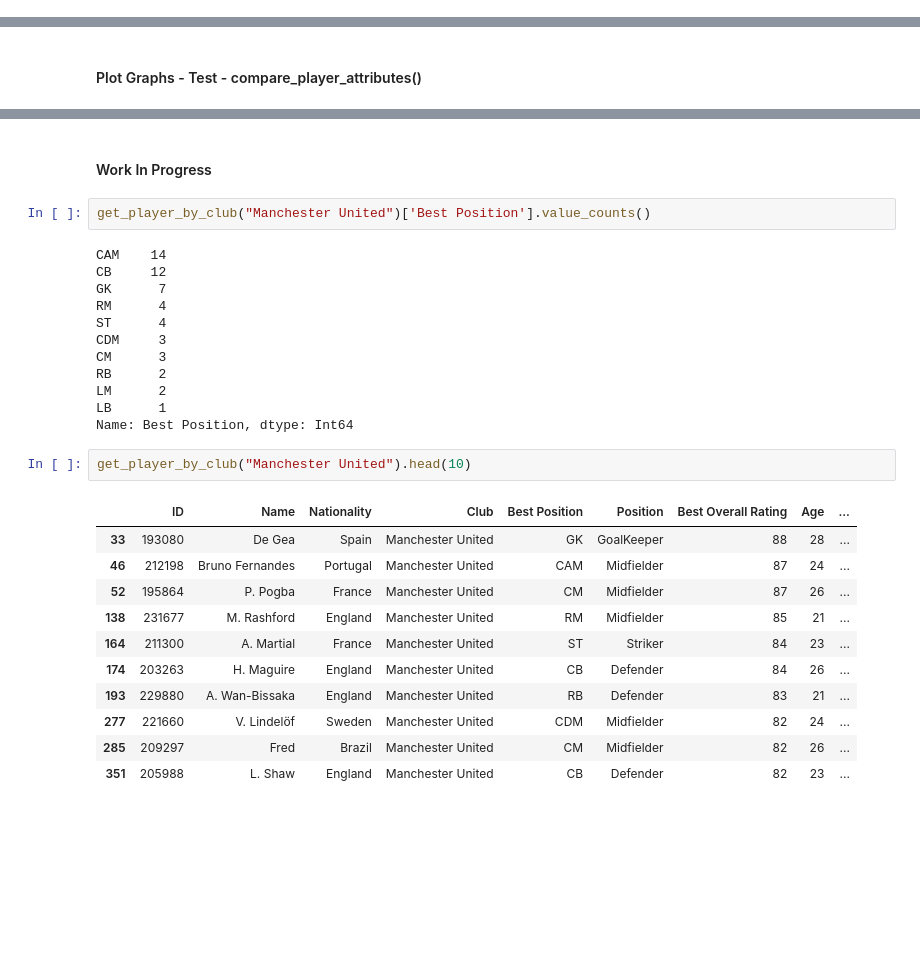
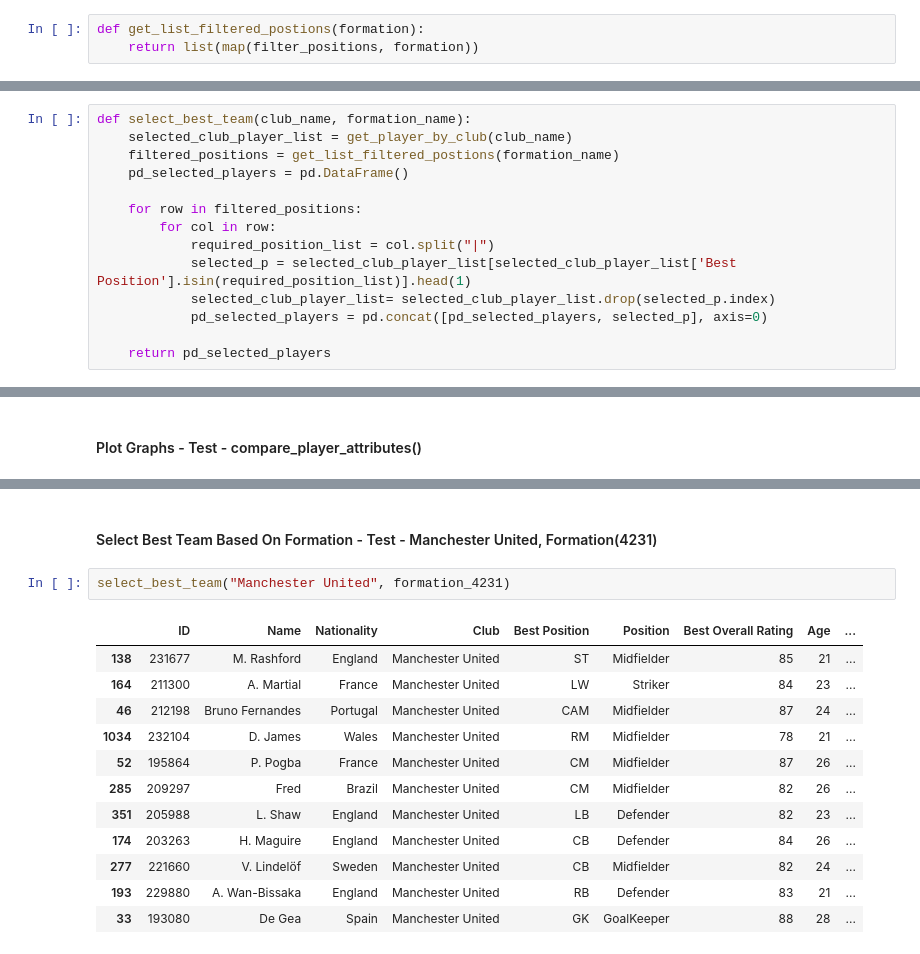
Before and after one commit to gokulnathperiasamy/FIFA2020_DataAnalysis, a Jupyter notebook: Notebook/FIFA2020DataAnalysis.ipynb, the cells around one changed output, grey strips where cells are left out. Drawn from its saved outputs; the diff is of its cells as text; blank space fills up the shorter version.

```diff
--- a/Notebook/FIFA2020DataAnalysis.ipynb
+++ b/Notebook/FIFA2020DataAnalysis.ipynb
@@ -61,3 +91,6 @@ def get_year(value):
+# %%
+def get_list_filtered_postions(formation):
+    return list(map(filter_positions, formation))
 # %% [markdown]
 #### Helper Methods - Test
 # %%
@@ -314,3 +349,17 @@ def compare_player_attributes(*player_id):
+# %%
+def select_best_team(club_name, formation_name):
+    selected_club_player_list = get_player_by_club(club_name)
+    filtered_positions = get_list_filtered_postions(formation_name)
+    pd_selected_players = pd.DataFrame()
+
+    for row in filtered_positions:
+        for col in row:
+            required_position_list = col.split("|")
+            selected_p = selected_club_player_list[selected_club_player_list['Best Position'].isin(required_position_list)].head(1)
+            selected_club_player_list= selected_club_player_list.drop(selected_p.index)
+            pd_selected_players = pd.concat([pd_selected_players, selected_p], axis=0)
+
+    return pd_selected_players
 # %% [markdown]
 #### Plot Graphs - Test - plot_countries_represented_by_club_player()
 # %%
@@ -347,33 +396,20 @@ compare_player_attributes(20801, 158023, 190871)
 # %% [output]
 [interactive output not drawn]
 [interactive output not drawn]
-# %% [markdown]
-#### Work In Progress
-# %%
-get_player_by_club("Manchester United")['Best Position'].value_counts()
-# %% [output]
-CAM    14
-CB     12
-GK      7
-RM      4
-ST      4
-CDM     3
-CM      3
-RB      2
-LM      2
-LB      1
-Name: Best Position, dtype: Int64
-# %%
-get_player_by_club("Manchester United").head(10)
-# %% [output]
-|  | ID | Name | Nationality | Club | Best Position | Position | Best Overall Rating | Age | ... |
-| 33 | 193080 | De Gea | Spain | Manchester United | GK | GoalKeeper | 88 | 28 | ... |
-| 46 | 212198 | Bruno Fernandes | Portugal | Manchester United | CAM | Midfielder | 87 | 24 | ... |
-| 52 | 195864 | P. Pogba | France | Manchester United | CM | Midfielder | 87 | 26 | ... |
-| 138 | 231677 | M. Rashford | England | Manchester United | RM | Midfielder | 85 | 21 | ... |
-| 164 | 211300 | A. Martial | France | Manchester United | ST | Striker | 84 | 23 | ... |
-| 174 | 203263 | H. Maguire | England | Manchester United | CB | Defender | 84 | 26 | ... |
-| 193 | 229880 | A. Wan-Bissaka | England | Manchester United | RB | Defender | 83 | 21 | ... |
-| 277 | 221660 | V. Lindelöf | Sweden | Manchester United | CDM | Midfielder | 82 | 24 | ... |
-| 285 | 209297 | Fred | Brazil | Manchester United | CM | Midfielder | 82 | 26 | ... |
-| 351 | 205988 | L. Shaw | England | Manchester United | CB | Defender | 82 | 23 | ... |
+# %% [markdown]
+#### Select Best Team Based On Formation - Test - Manchester United, Formation(4231)
+# %%
+select_best_team("Manchester United", formation_4231)
+# %% [output]
+|  | ID | Name | Nationality | Club | Best Position | Position | Best Overall Rating | Age | ... |
+| 138 | 231677 | M. Rashford | England | Manchester United | ST | Midfielder | 85 | 21 | ... |
+| 164 | 211300 | A. Martial | France | Manchester United | LW | Striker | 84 | 23 | ... |
+| 46 | 212198 | Bruno Fernandes | Portugal | Manchester United | CAM | Midfielder | 87 | 24 | ... |
+| 1034 | 232104 | D. James | Wales | Manchester United | RM | Midfielder | 78 | 21 | ... |
+| 52 | 195864 | P. Pogba | France | Manchester United | CM | Midfielder | 87 | 26 | ... |
+| 285 | 209297 | Fred | Brazil | Manchester United | CM | Midfielder | 82 | 26 | ... |
+| 351 | 205988 | L. Shaw | England | Manchester United | LB | Defender | 82 | 23 | ... |
+| 174 | 203263 | H. Maguire | England | Manchester United | CB | Defender | 84 | 26 | ... |
+| 277 | 221660 | V. Lindelöf | Sweden | Manchester United | CB | Midfielder | 82 | 24 | ... |
+| 193 | 229880 | A. Wan-Bissaka | England | Manchester United | RB | Defender | 83 | 21 | ... |
+| 33 | 193080 | De Gea | Spain | Manchester United | GK | GoalKeeper | 88 | 28 | ... |
```
Also changed, not shown: parts of 14 cells of this notebook.
